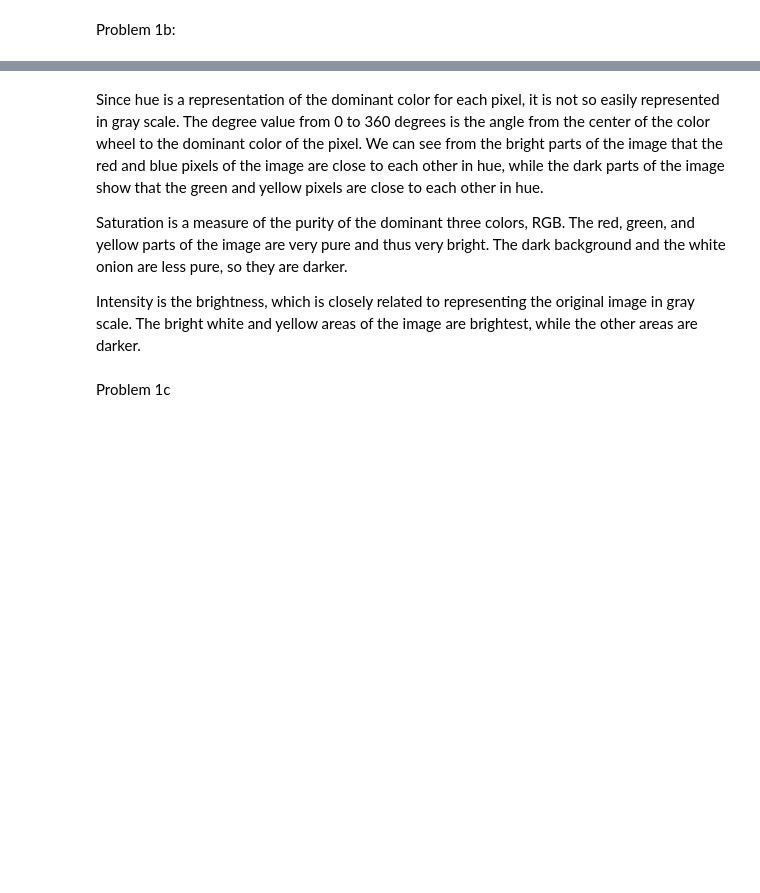
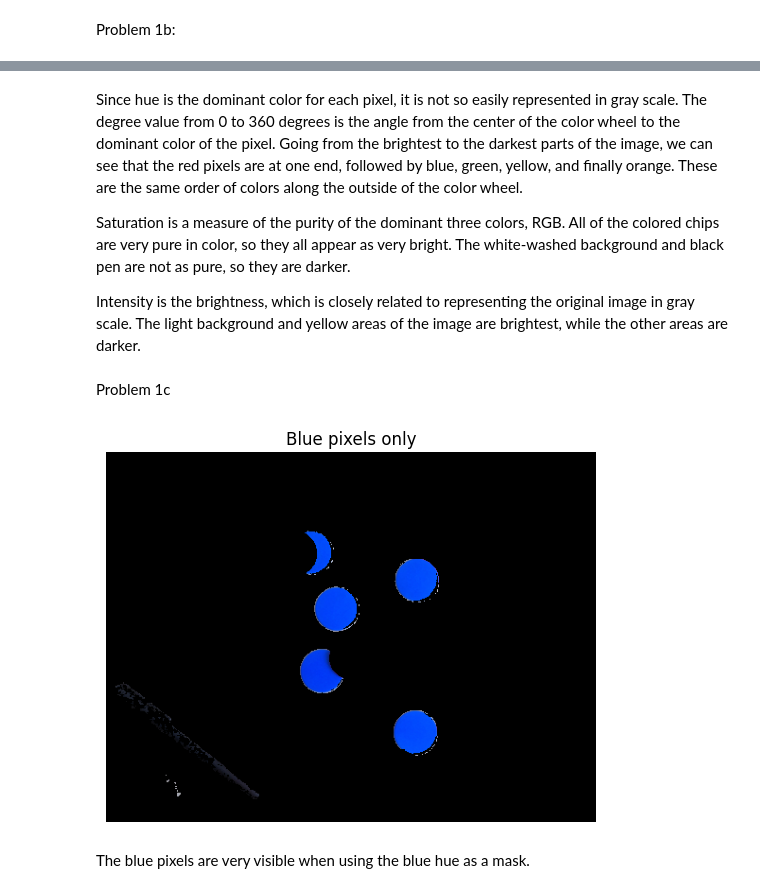
Before and after one commit to NMakarov97/ECE-GY-6123, a Jupyter notebook: HW1/ECE-6123 HW1.ipynb, the cells around one changed output, grey strips where cells are left out. Saved outputs shown, nothing was run; the diff lists cells and outputs as text; code cells hidden in the pictures; blank space fills up the shorter version.

```diff
--- a/HW1/ECE-6123 HW1.ipynb
+++ b/HW1/ECE-6123 HW1.ipynb
@@ -94,8 +94,21 @@ plt.show()
 # %% [markdown]
-Since hue is a representation of the dominant color for each pixel, it is not so easily represented in gray scale. The degree value from 0 to 360 degrees is the angle from the center of the color wheel to the dominant color of the pixel. We can see from the bright parts of the image that the red and blue pixels of the image are close to each other in hue, while the dark parts of the image show that the green and yellow pixels are close to each other in hue.
+Since hue is the dominant color for each pixel, it is not so easily represented in gray scale. The degree value from 0 to 360 degrees is the angle from the center of the color wheel to the dominant color of the pixel. Going from the brightest to the darkest parts of the image, we can see that the red pixels are at one end, followed by blue, green, yellow, and finally orange. These are the same order of colors along the outside of the color wheel.
 
-Saturation is a measure of the purity of the dominant three colors, RGB. The red, green, and yellow parts of the image are very pure and thus very bright. The dark background and the white onion are less pure, so they are darker.
+Saturation is a measure of the purity of the dominant three colors, RGB. All of the colored chips are very pure in color, so they all appear as very bright. The white-washed background and black pen are not as pure, so they are darker.
 
-Intensity is the brightness, which is closely related to representing the original image in gray scale. The bright white and yellow areas of the image are brightest, while the other areas are darker.
+Intensity is the brightness, which is closely related to representing the original image in gray scale. The light background and yellow areas of the image are brightest, while the other areas are darker.
 # %% [markdown]
 Problem 1c
+# %%
+# Detect blue pixels and mask in original image
+TF = (H/2 >= 110) & (H/2 <= 130) # Blue pixels are true
+B_masked = np.zeros_like(RGB_data)
+B_masked[TF,:] = RGB_data[TF,:]
+plt.imshow(B_masked) # Display blue pixel masked image
+plt.axis('off')
+plt.title('Blue pixels only')
+plt.show()
+# %% [output]
+[figure, added]
+# %% [markdown]
+The blue pixels are very visible when using the blue hue as a mask.
```
Also changed, not shown: parts of 3 cells of this notebook.
